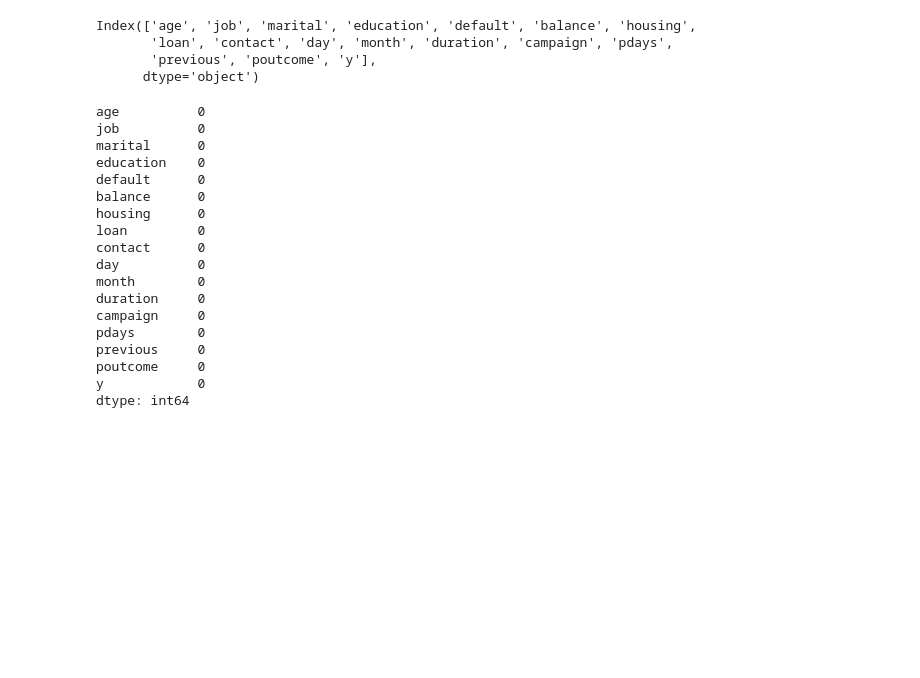
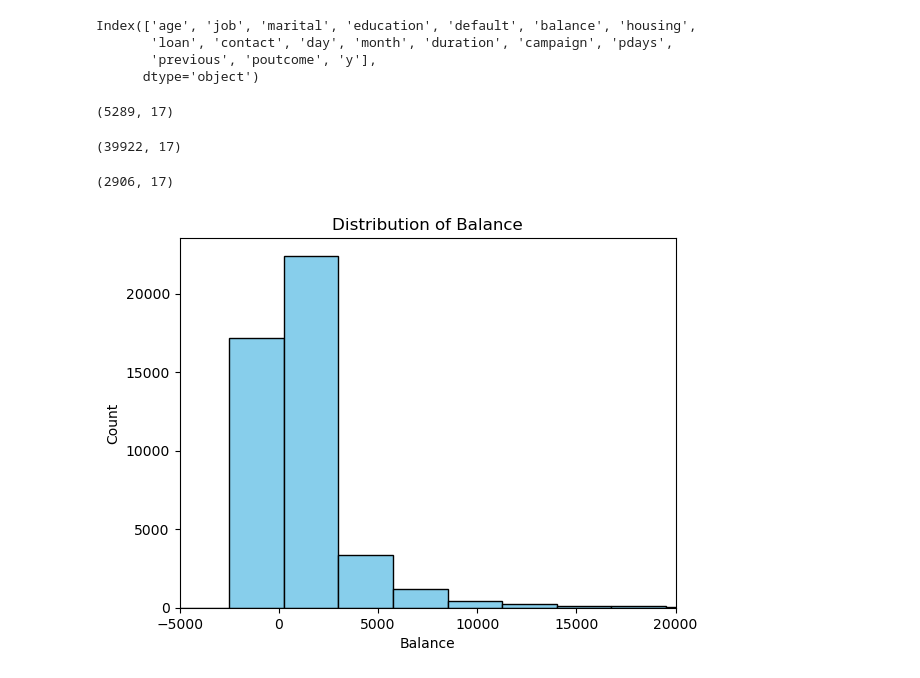
Before and after one commit to zinnew/bachelor, a Jupyter notebook: ensemble.ipynb, the cells around one changed output. Cells and saved outputs as stored; diff of their text form; code cells hidden in the pictures; blank space fills up the shorter version.

```diff
--- a/ensemble.ipynb
+++ b/ensemble.ipynb
@@ -12,25 +13,27 @@ Index(['age', 'job', 'marital', 'education', 'default', 'balance', 'housing',
        'loan', 'contact', 'day', 'month', 'duration', 'campaign', 'pdays',
        'previous', 'poutcome', 'y'],
       dtype='object')
-# %%
-# check for null values
-df.isna().sum()
-# %% [output]
-age          0
-job          0
-marital      0
-education    0
-default      0
-balance      0
-housing      0
-loan         0
-contact      0
-day          0
-month        0
-duration     0
-campaign     0
-pdays        0
-previous     0
-poutcome     0
-y            0
-dtype: int64
+# %%
+yes_rows = df[df['y']=='yes']
+print(yes_rows.shape)
+# %% [output]
+(5289, 17)
+# %%
+no_rows = df[df['y']=='no']
+print(no_rows.shape)
+# %% [output]
+(39922, 17)
+# %%
+cellular_type = df[df['contact']=='telephone']
+print(cellular_type.shape)
+# %% [output]
+(2906, 17)
+# %%
+plt.hist(df['balance'],bins=40,color='skyblue',edgecolor='black')
+plt.title("Distribution of Balance")
+plt.xlabel("Balance")
+plt.ylabel("Count")
+plt.xlim(-5000,20000)
+plt.show()
+# %% [output]
+[figure, added]
```
Also changed, not shown: parts of 20 cells of this notebook.
